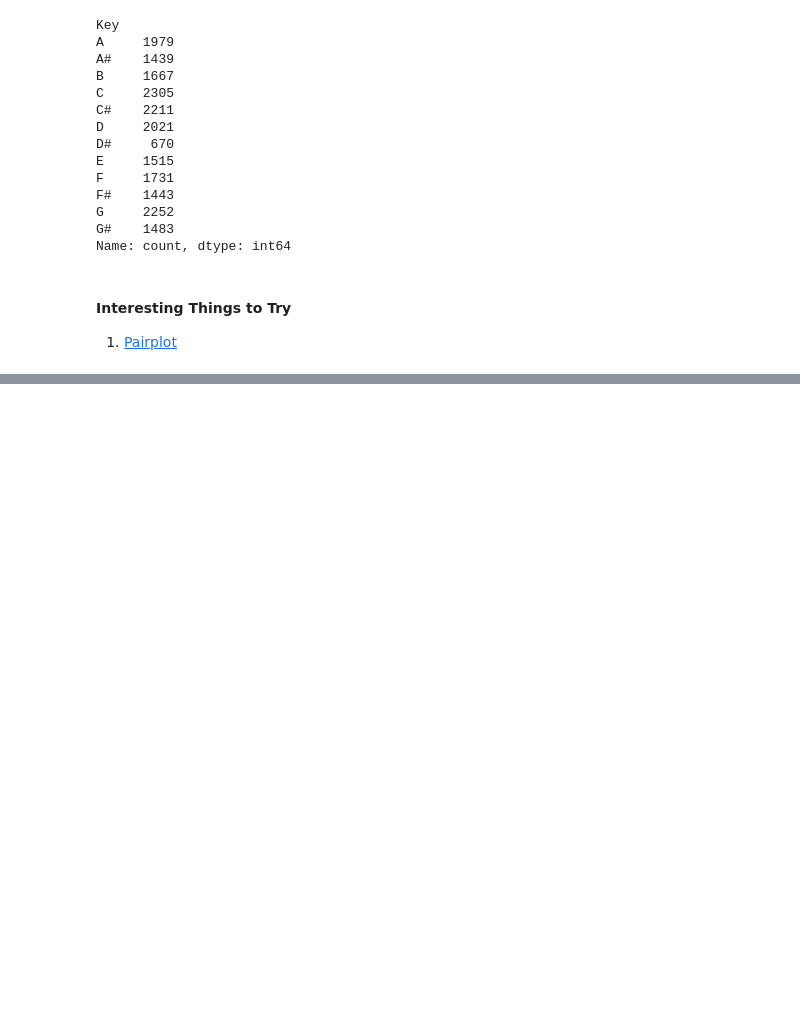
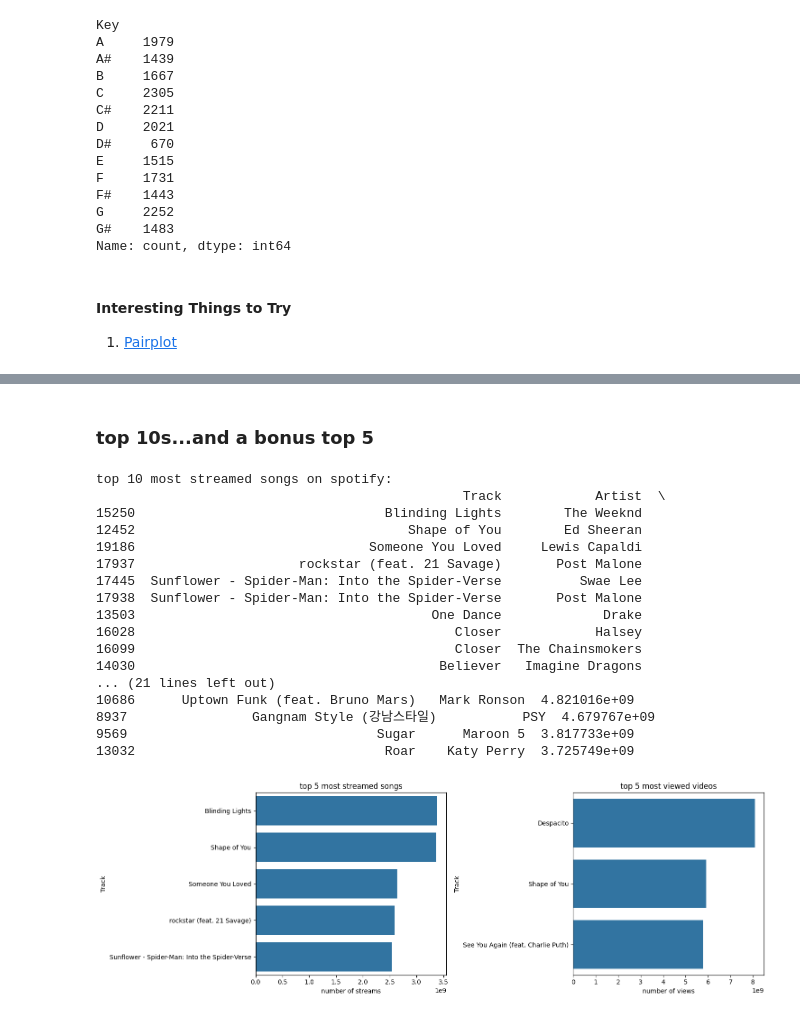
Before and after one commit to BartStolarek/RFF-Hackathon1-EDA, a Jupyter notebook: eda.ipynb, the cells around one changed output, grey strips where cells are left out. Drawn from its saved outputs; the diff is of its cells as text; code cells hidden in the pictures; blank space fills up the shorter version.

```diff
--- a/eda.ipynb
+++ b/eda.ipynb
@@ -128,0 +192,47 @@ Name: count, dtype: int64
+# %% [markdown]
+### top 10s...and a bonus top 5
+# %%
+# top 10 streamed songs on spotify
+print("top 10 most streamed songs on spotify:")
+top_streams = spotify_df.nlargest(10, 'Stream')[['Track', 'Artist', 'Stream']]
+print(top_streams)
+
+# top 10 viewed videos on YouTube
+print("\ntop 10 viewed videos on youTube:")
+top_views = spotify_df.nlargest(10, 'Views')[['Track', 'Artist', 'Views']]
+print(top_views)
+
+# visualize top 5 songs by streams and views
+plt.figure(figsize=(15, 5))
+
+plt.subplot(1, 2, 1)
+sns.barplot(data=top_streams.head(), x='Stream', y='Track')
+plt.title('top 5 most streamed songs')
+plt.xlabel('number of streams')
+
+plt.subplot(1, 2, 2)
+sns.barplot(data=top_views.head(), x='Views', y='Track')
+plt.title('top 5 most viewed videos')
+plt.xlabel('number of views')
+
+plt.tight_layout()
+plt.show()
+# %% [output]
+top 10 most streamed songs on spotify:
+                                               Track            Artist  \
+15250                                Blinding Lights        The Weeknd
+12452                                   Shape of You        Ed Sheeran
+19186                              Someone You Loved     Lewis Capaldi
+17937                     rockstar (feat. 21 Savage)       Post Malone
+17445  Sunflower - Spider-Man: Into the Spider-Verse          Swae Lee
+17938  Sunflower - Spider-Man: Into the Spider-Verse       Post Malone
+13503                                      One Dance             Drake
+16028                                         Closer            Halsey
+16099                                         Closer  The Chainsmokers
+14030                                       Believer   Imagine Dragons
+... (21 lines left out)
+10686      Uptown Funk (feat. Bruno Mars)   Mark Ronson  4.821016e+09
+8937                Gangnam Style (강남스타일)           PSY  4.679767e+09
+9569                                Sugar      Maroon 5  3.817733e+09
+13032                                Roar    Katy Perry  3.725749e+09
+[figure, added]
```
Also changed, not shown: parts of 7 cells of this notebook.
